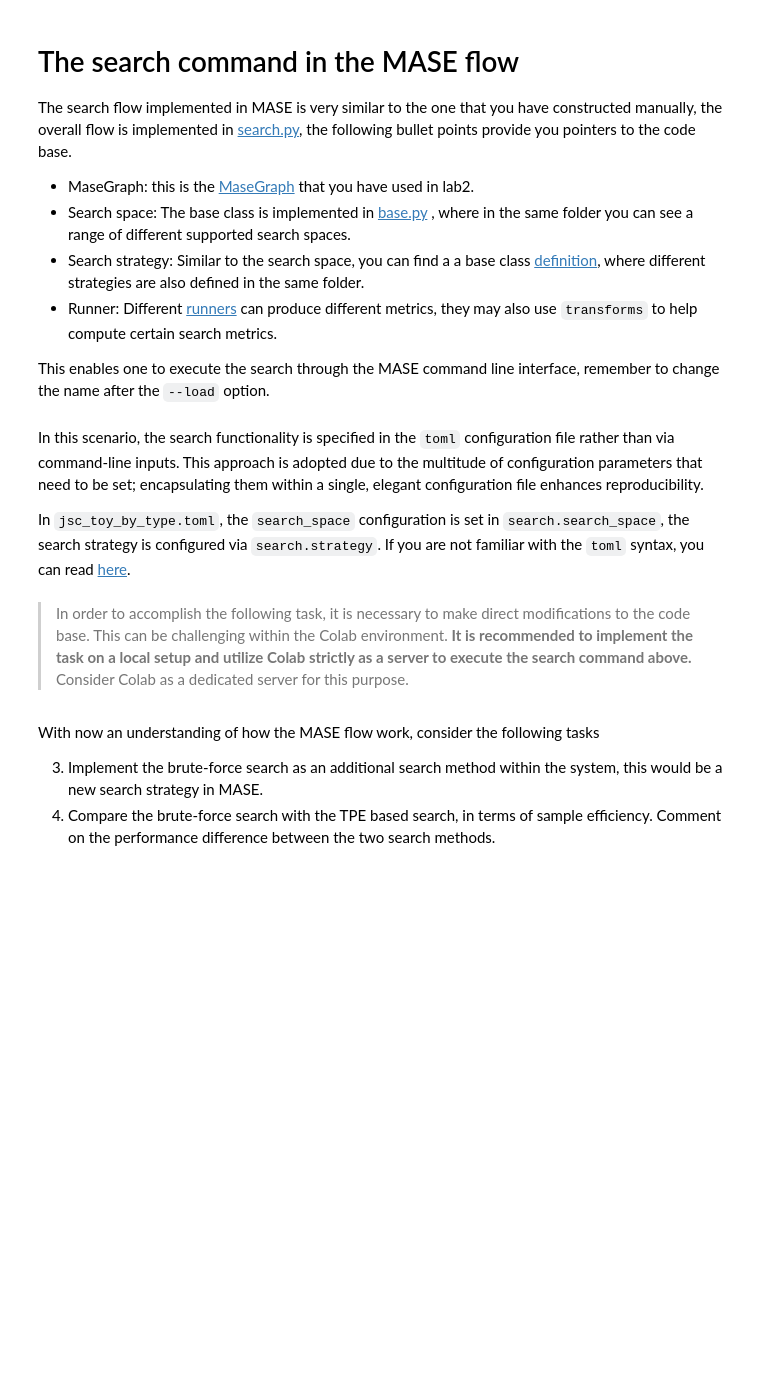
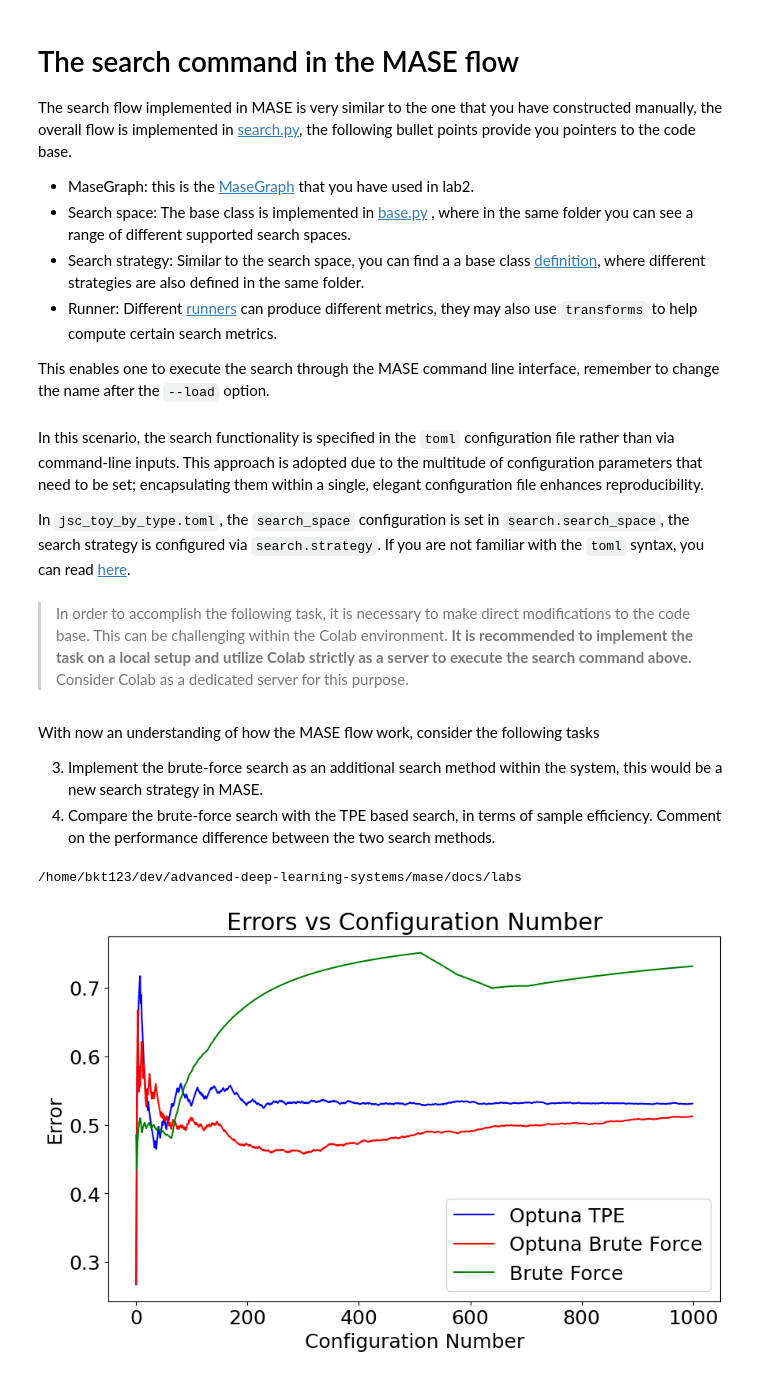
Before and after one commit to btarifi10/mase, a Jupyter notebook: docs/labs/lab3.ipynb, the cells around one changed output. Cells and saved outputs as stored; diff of their text form; code cells hidden in the pictures; blank space fills up the shorter version.

```diff
--- a/docs/labs/lab3.ipynb
+++ b/docs/labs/lab3.ipynb
@@ -265,3 +426,75 @@ With now an understanding of how the MASE flow work, consider the following task
 
 3. Implement the brute-force search as an additional search method within the system, this would be a new search strategy in MASE.
 4. Compare the brute-force search with the TPE based search, in terms of sample efficiency. Comment on the performance difference between the two search methods.
+# %%
+import os
+print(os.getcwd())
+# %% [output]
+/home/bkt123/dev/advanced-deep-learning-systems/mase/docs/labs
+# %%
+# Plot the results of models trained on the command line
+
+import json
+import matplotlib.pyplot as plt
+
+# Specify the path to your JSON file
+file_path1  = '../../mase_output/lab-3_search-tpe/software/search_ckpts/log.json'
+file_path2  = '../../mase_output/lab-3_search-bf/software/search_ckpts/log.json'
+file_path3  = '../../mase_output/lab-3_search-bf-manual/software/search_ckpts/results.json'
+
+
+def load_optuna_data(file_path):
+    with open(file_path, 'r') as file:
+        data = json.load(file)
+    config_numbers = []
+    accuracies = []
+    for key, value in data.items():
+        config_number = int(key)
+        accuracy = value.get("user_attrs_software_metrics", {}).get("accuracy")
+        config_numbers.append(config_number)
+        accuracies.append(accuracy)
+    return config_numbers, accuracies
+
+def load_custom_data(file_path):
+    with open(file_path, 'r') as file:
+            data = json.load(file)
+    config_numbers = []
+    accuracies = []
+    for key, value in data.items():
+        config_number = int(key)
+        accuracy = value.get("metrics").get("accuracy")
+        config_numbers.append(config_number)
+        accuracies.append(accuracy)
+    return config_numbers, accuracies
+
+
+# Load and extract data from both files
+config_numbers1, accuracies1 = load_optuna_data(file_path1)
+config_numbers2, accuracies2 = load_optuna_data(file_path2)
+config_numbers3, accuracies3 = load_custom_data(file_path3)
+
+errors1 = [1 - accuracy for accuracy in accuracies1]
+errors2 = [1 - accuracy for accuracy in accuracies2]
+errors3 = [1 - accuracy for accuracy in accuracies3]
+
+
+# Plotting
+plt.figure(figsize=(10, 6))
+
+# Plot data from the first file
+plt.plot(config_numbers1[0:1000], errors1[0:1000], color='blue', label='Optuna TPE')
+
+# Plot data from the second file
+plt.plot(config_numbers2[0:1000], errors2[0:1000], color='red', label='Optuna Brute Force')
+
+# Plot data from the third file
+plt.plot(config_numbers3[0:1000], errors3[0:1000], color='green', label='Brute Force')
+
+plt.title('Errors vs Configuration Number')
+plt.xlabel('Configuration Number')
+plt.ylabel('Error')
+plt.legend()
+plt.grid(False)
+plt.show()
+# %% [output]
+[figure, added]
```
Also changed, not shown: parts of 7 cells of this notebook, 10 other files.
